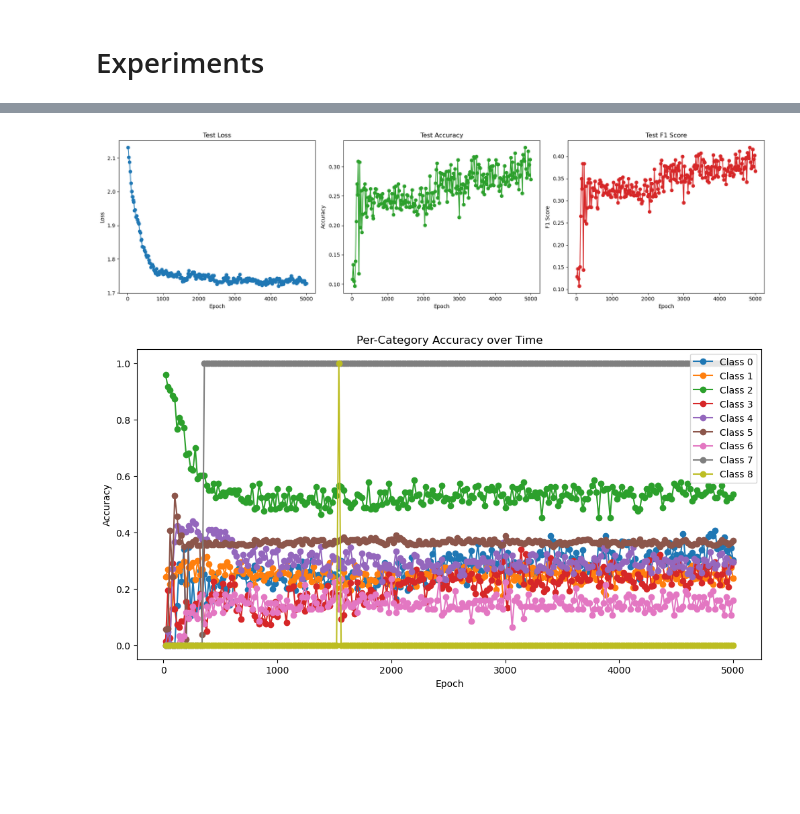
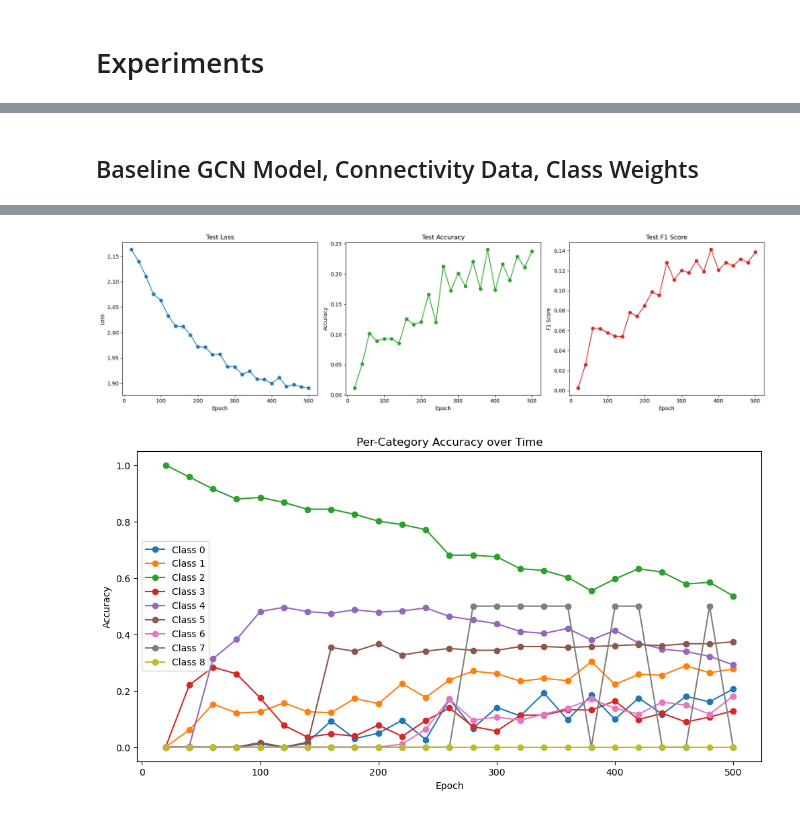
Before and after one commit to BerkeAltiparmak/NeuroConnectomeGNN, a Jupyter notebook: data_investigation.ipynb, the cells around one changed output, grey strips where cells are left out. Cells and saved outputs as stored; diff of their text form; code cells hidden in the pictures; blank space fills up the shorter version.

Commit message:
Experiment Baseline GCN Model, Connectivity Data, Class Weights

```diff
--- a/data_investigation.ipynb
+++ b/data_investigation.ipynb
@@ -468,7 +468,7 @@ def test(model, data, optimizer, criterion):
     # Compute evaluation metrics: loss, accuracy, f1 score, per class accuracy
     test_loss = criterion(out[test_idx], data.y[test_idx]).item()
     test_acc = accuracy_score(y_true, y_pred)
-    test_f1 = f1_score(y_true, y_pred, average='weighted')
+    test_f1 = f1_score(y_true, y_pred, average='macro')
 
     # Compute per class accuracy
     test_per_class_acc = []
@@ -518,0 +519,37 @@ def plot_experiment_results_per_class(epochs_recorded, per_class_acc_history):
+# %%
+# Setting up the model, data, and the hyperparameters
+baseline_gcn = BaselineGCN(in_channels=data_plain.x.shape[1], hidden_channels=16, num_classes=num_classes)
+model = baseline_gcn
+data = data_plain
+lr=0.01
+weight_decay=5e-4
+optimizer = get_optimizer(model, lr, weight_decay)
+criterion = nn.CrossEntropyLoss()
+num_epochs = 500
+record_interval = 20
+
+losses = []
+test_losses = []
+test_accuracies = []
+test_f1s = []
+per_class_acc_history = []
+
+for epoch in range(1, num_epochs + 1):
+    # Train the model every epoch
+    loss = train(model, data, optimizer, criterion)
+    losses.append(loss)
+
+    if epoch % record_interval == 0:
+        # Evaluate overall metrics
+        test_loss, test_acc, test_f1, test_per_class_acc = test(model, data, optimizer, criterion)
+        test_losses.append(test_loss)
+        test_accuracies.append(test_acc)
+        test_f1s.append(test_f1)
+        per_class_acc_history.append(test_per_class_acc)
+
+        print(f'Epoch {epoch:03d}: Loss={loss:.4f}, Test Loss={test_loss:.4f}, Accuracy={test_acc:.4f}, F1={test_f1:.4f}')
+
+# Plot the results
+epochs_recorded = np.arange(record_interval, num_epochs + 1, record_interval)
+plot_experiment_results(epochs_recorded, test_losses, test_accuracies, test_f1s)
+plot_experiment_results_per_class(epochs_recorded, np.array(per_class_acc_history))
@@ -519,12 +576,15 @@ def plot_experiment_results_per_class(epochs_recorded, per_class_acc_history):
+# %% [markdown]
+## Baseline GCN Model, Connectivity Data, Class Weights
 # %%
 # Setting up the model, data, and the hyperparameters
+baseline_gcn = BaselineGCN(in_channels=data_plain.x.shape[1], hidden_channels=16, num_classes=num_classes)
 model = baseline_gcn
 data = data_plain
 lr=0.01
 weight_decay=5e-4
 optimizer = get_optimizer(model, lr, weight_decay)
 criterion = nn.CrossEntropyLoss(weight=class_weights)
-num_epochs = 5000
+num_epochs = 500
 record_interval = 20
 
 losses = []
@@ -573,2 +633,2 @@ Epoch 5000: Loss=1.7588, Test Loss=1.7282, Accuracy=0.2783, F1=0.3669
-[figure, old version]
+[figure, new version]
-[figure, old version]
+[figure, new version]
```
Also changed, not shown: parts of 3 cells of this notebook.
